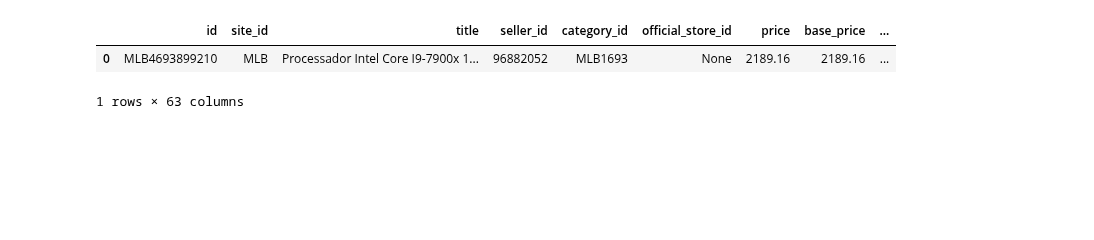
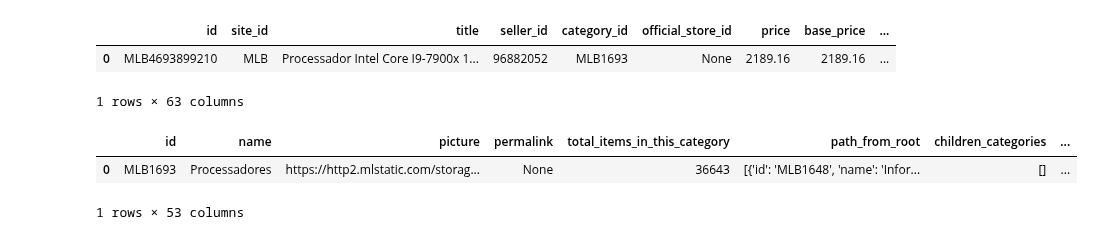
Before and after one commit to clairtonluz/MBA-em-ciencia-de-dados, a Jupyter notebook: Data Harvesting/mercado-livre/app.ipynb, the cells around one changed output. Drawn from its saved outputs; the diff is of its cells as text; code cells hidden in the pictures; blank space fills up the shorter version.

```diff
--- a/Data Harvesting/mercado-livre/app.ipynb
+++ b/Data Harvesting/mercado-livre/app.ipynb
@@ -61,7 +56,27 @@ df.sort_values('price').head()
-# %%
-# exibe os detalhes do produto com id MLB4693899210
-detail_product('MLB4693899210')
-# %% [output]
-|  | id | site_id | title | seller_id | category_id | official_store_id | price | base_price | ... |
-| 0 | MLB4693899210 | MLB | Processador Intel Core I9-7900x 1... | 96882052 | MLB1693 | None | 2189.16 | 2189.16 | ... |
-1 rows × 63 columns
+# %%
+# Detalhes do produto
+# https://api.mercadolibre.com/items/{ID}
+def detail_product(id):
+    url = f"https://api.mercadolibre.com/items/{id}"
+    data = get_json(url)
+    return pd.json_normalize(data)
+
+# exibe os detalhes do produto com id MLB4693899210
+detail_product('MLB4693899210')
+# %% [output]
+|  | id | site_id | title | seller_id | category_id | official_store_id | price | base_price | ... |
+| 0 | MLB4693899210 | MLB | Processador Intel Core I9-7900x 1... | 96882052 | MLB1693 | None | 2189.16 | 2189.16 | ... |
+1 rows × 63 columns
+# %%
+# CATEGORIA
+# https://api.mercadolibre.com/categories/{CATEGORY_ID}
+def category(id):
+    url = f"https://api.mercadolibre.com/categories/{id}"
+    data = get_json(url)
+    return pd.json_normalize(data)
+
+category('MLB1693')
+# %% [output]
+|  | id | name | picture | permalink | total_items_in_this_category | path_from_root | children_categories | ... |
+| 0 | MLB1693 | Processadores | https://http2.mlstatic.com/storag... | None | 36643 | [{'id': 'MLB1648', 'name': 'Infor... | [] | ... |
+1 rows × 53 columns
```
Also changed, not shown: parts of 8 cells of this notebook.
